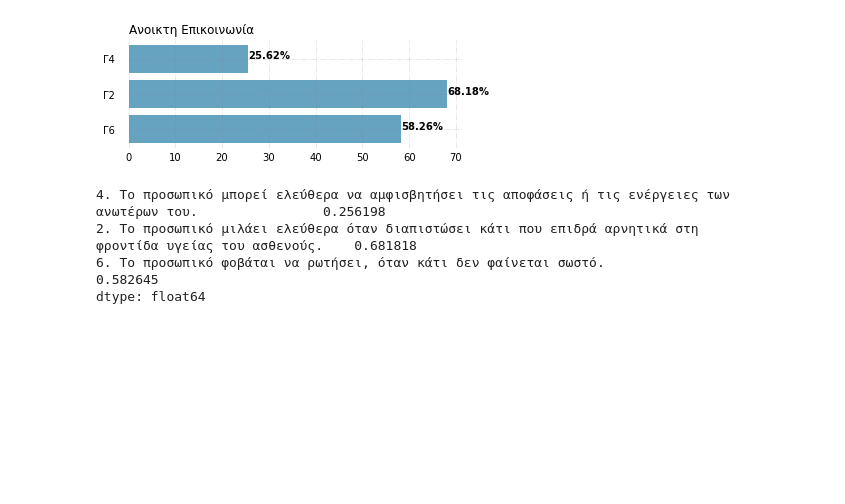
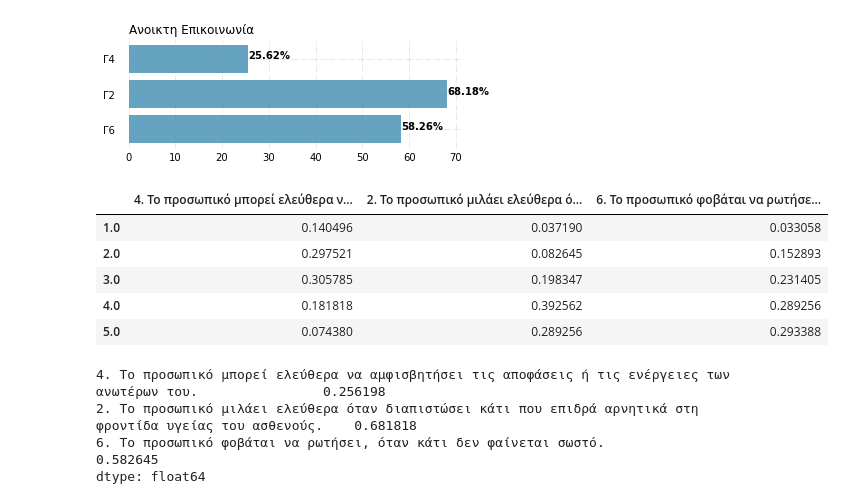
Before and after one commit to stathis99/Statistical-Analysis-for-Patient-Safety, a Jupyter notebook: Staff Analysis/Analysis/4. Positive Answer Charts for every Questione and Parameter.ipynb, the cells around one changed output. Saved outputs shown, nothing was run; the diff lists cells and outputs as text; code cells hidden in the pictures; blank space fills up the shorter version.

```diff
--- a/Staff Analysis/Analysis/4. Positive Answer Charts for every Questione and Parameter.ipynb
+++ b/Staff Analysis/Analysis/4. Positive Answer Charts for every Questione and Parameter.ipynb
@@ -272,5 +272,14 @@ my_graph(par,positive_answers1,title,1)
 # %% [output]
 [figure]
+# %%
+relative_frequencies
+# %% [output]
+|  | 4. Το προσωπικό μπορεί ελεύθερα ν... | 2. Το προσωπικό μιλάει ελεύθερα ό... | 6. Το προσωπικό φοβάται να ρωτήσε... |
+| 1.0 | 0.140496 | 0.037190 | 0.033058 |
+| 2.0 | 0.297521 | 0.082645 | 0.152893 |
+| 3.0 | 0.305785 | 0.198347 | 0.231405 |
+| 4.0 | 0.181818 | 0.392562 | 0.289256 |
+| 5.0 | 0.074380 | 0.289256 | 0.293388 |
 # %%
 positive_answers1
 # %% [output]
```
Also changed, not shown: parts of 10 cells of this notebook, 7 other files.
